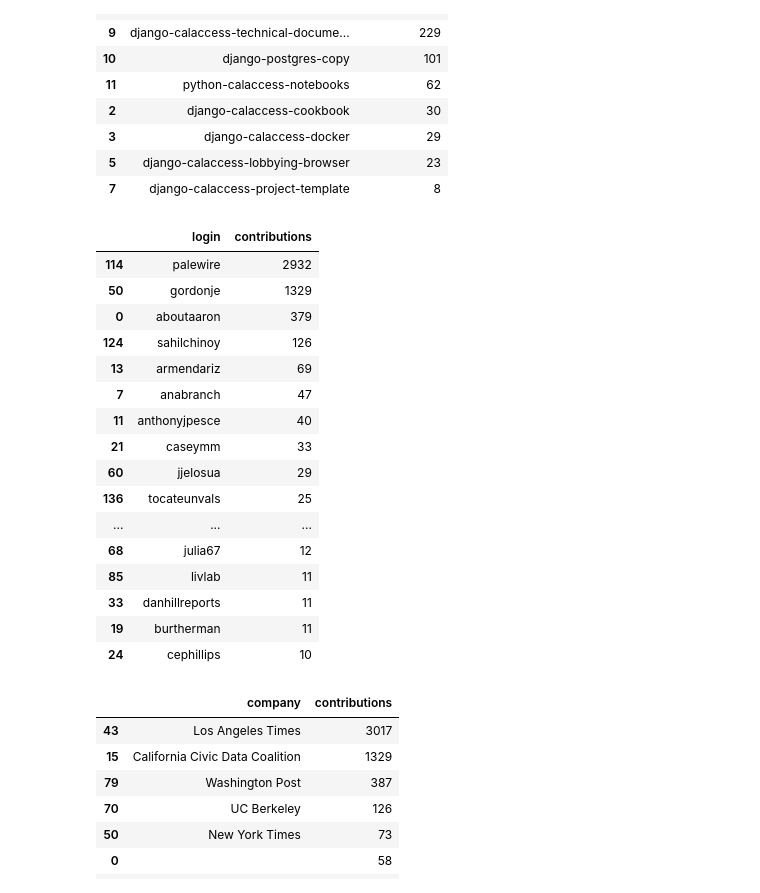
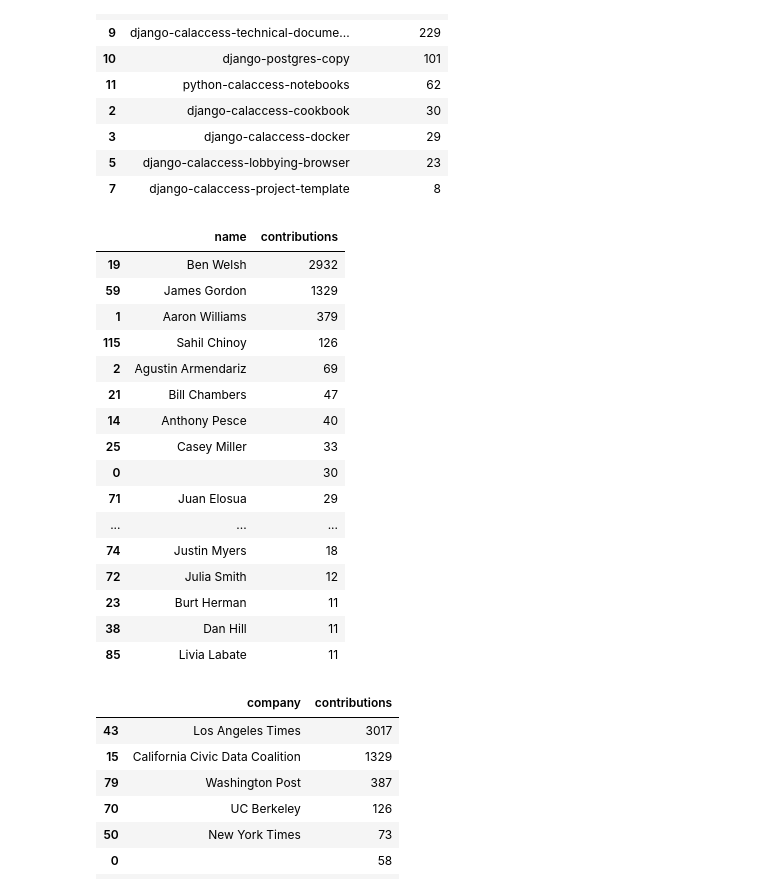
Before and after one commit to palewire/python-calaccess-notebooks, a Jupyter notebook: project-management/contributors.ipynb, the cells around one changed output. Saved outputs shown, nothing was run; the diff lists cells and outputs as text; code cells hidden in the pictures.

```diff
--- a/project-management/contributors.ipynb
+++ b/project-management/contributors.ipynb
@@ -62,6 +62,10 @@ table.loc[table.location == 'Los Angeles', 'location'] = 'Los Angeles, CA'
 table.loc[table.location == 'Washington D.C.', 'location'] = 'Washington, DC'
 table.loc[table.location == 'Washington, D.C.', 'location'] = 'Washington, DC'
 table.loc[table.location == 'Chicago', 'location'] = 'Chicago, IL'
+table.loc[table.location == 'San Francisco', 'location'] = 'San Francisco, CA'
+table.loc[table.location == 'Palo Alto', 'location'] = 'Palo Alto, CA'
+table.loc[table.location == 'Spokane, Wash.', 'location'] = 'Spokane, WA'
+table.loc[table.location == 'Hackney, London', 'location'] = 'London, UK'
 # %%
 table.company = table.company.str.replace("The ", "")
 table.loc[table.company == 'Sunnmorsposten', 'company'] = 'Sunnmørsposten'
@@ -227,25 +231,25 @@ rank_by_contributions(table, 'repo').head(20)
 | 5 | django-calaccess-lobbying-browser | 23 |
 | 7 | django-calaccess-project-template | 8 |
 # %%
-rank_by_contributions(table, 'login').head(20)
+rank_by_contributions(table, 'name').head(20)
 # %% [output]
-|  | login | contributions |
-| 114 | palewire | 2932 |
-| 50 | gordonje | 1329 |
-| 0 | aboutaaron | 379 |
-| 124 | sahilchinoy | 126 |
-| 13 | armendariz | 69 |
-| 7 | anabranch | 47 |
-| 11 | anthonyjpesce | 40 |
-| 21 | caseymm | 33 |
-| 60 | jjelosua | 29 |
-| 136 | tocateunvals | 25 |
+|  | name | contributions |
+| 19 | Ben Welsh | 2932 |
+| 59 | James Gordon | 1329 |
+| 1 | Aaron Williams | 379 |
+| 115 | Sahil Chinoy | 126 |
+| 2 | Agustin Armendariz | 69 |
+| 21 | Bill Chambers | 47 |
+| 14 | Anthony Pesce | 40 |
+| 25 | Casey Miller | 33 |
+| 0 |  | 30 |
+| 71 | Juan Elosua | 29 |
 | ... | ... | ... |
-| 68 | julia67 | 12 |
-| 85 | livlab | 11 |
-| 33 | danhillreports | 11 |
-| 19 | burtherman | 11 |
-| 24 | cephillips | 10 |
+| 74 | Justin Myers | 18 |
+| 72 | Julia Smith | 12 |
+| 23 | Burt Herman | 11 |
+| 38 | Dan Hill | 11 |
+| 85 | Livia Labate | 11 |
 # %%
 rank_by_contributions(table, 'company').head(20)
 # %% [output]
```
Also changed, not shown: parts of 2 cells of this notebook, 1 other file.
